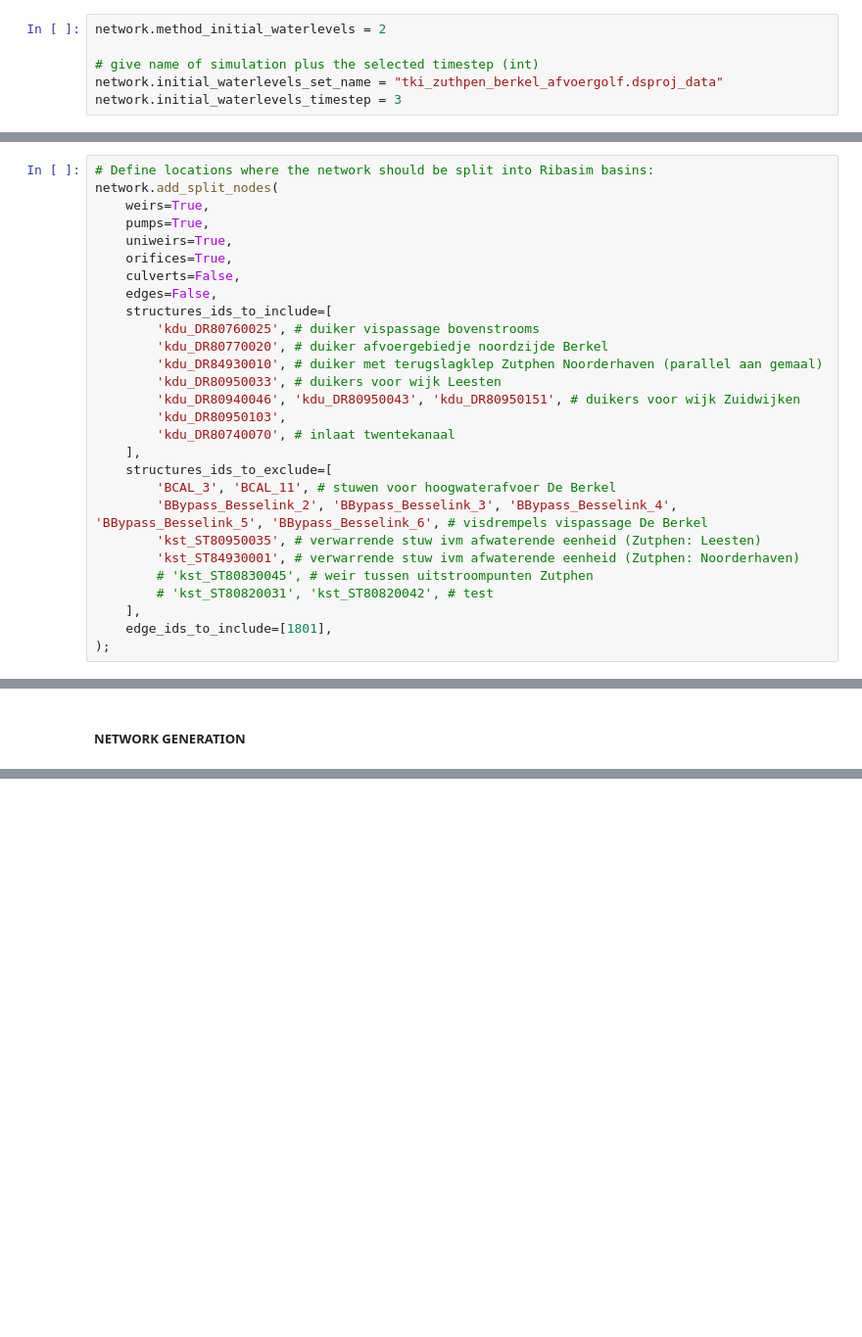
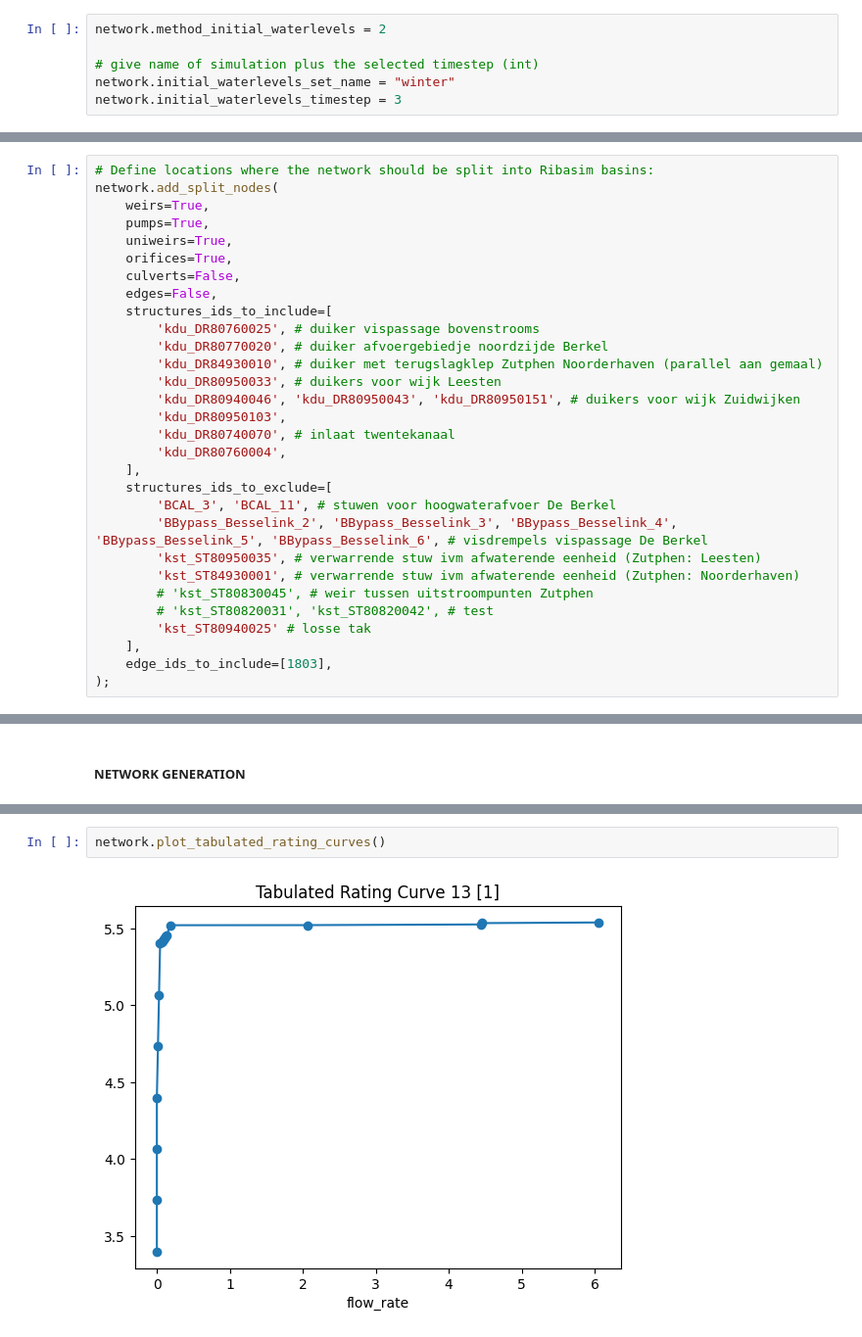
Before and after one commit to harm-nomden-sweco/ribasim_lumping, a Jupyter notebook: notebooks/tki_ribasim_pilots/run_analysis_zutphen.ipynb, the cells around one changed output, grey strips where cells are left out. Shown at 98% size. Cells and saved outputs as stored; diff of their text form; blank space fills up the shorter version.

```diff
--- a/notebooks/tki_ribasim_pilots/run_analysis_zutphen.ipynb
+++ b/notebooks/tki_ribasim_pilots/run_analysis_zutphen.ipynb
@@ -181,7 +298,7 @@ Definition initial water levels (refer to simulation name and index timestep)
 network.method_initial_waterlevels = 2
 
 # give name of simulation plus the selected timestep (int)
-network.initial_waterlevels_set_name = "tki_zuthpen_berkel_afvoergolf.dsproj_data"
+network.initial_waterlevels_set_name = "winter"
 network.initial_waterlevels_timestep = 3
 # %% [markdown]
 #### ADD SPLIT NODES
@@ -204,6 +321,7 @@ network.add_split_nodes(
         'kdu_DR80940046', 'kdu_DR80950043', 'kdu_DR80950151', # duikers voor wijk Zuidwijken
         'kdu_DR80950103',
         'kdu_DR80740070', # inlaat twentekanaal
+        'kdu_DR80760004',
     ],
     structures_ids_to_exclude=[
         'BCAL_3', 'BCAL_11', # stuwen voor hoogwaterafvoer De Berkel
@@ -212,6 +330,7 @@ network.add_split_nodes(
         'kst_ST84930001', # verwarrende stuw ivm afwaterende eenheid (Zutphen: Noorderhaven)
         # 'kst_ST80830045', # weir tussen uitstroompunten Zutphen
         # 'kst_ST80820031', 'kst_ST80820042', # test
+        'kst_ST80940025' # losse tak
     ],
-    edge_ids_to_include=[1801],
+    edge_ids_to_include=[1803],
 );
@@ -260,0 +456,4 @@ network.ribasim_model.tabulated_rating_curve.static.df
+# %%
+network.plot_tabulated_rating_curves()
+# %% [output]
+[figure, added]
```
Also changed, not shown: parts of 29 cells of this notebook, 3 other files.
